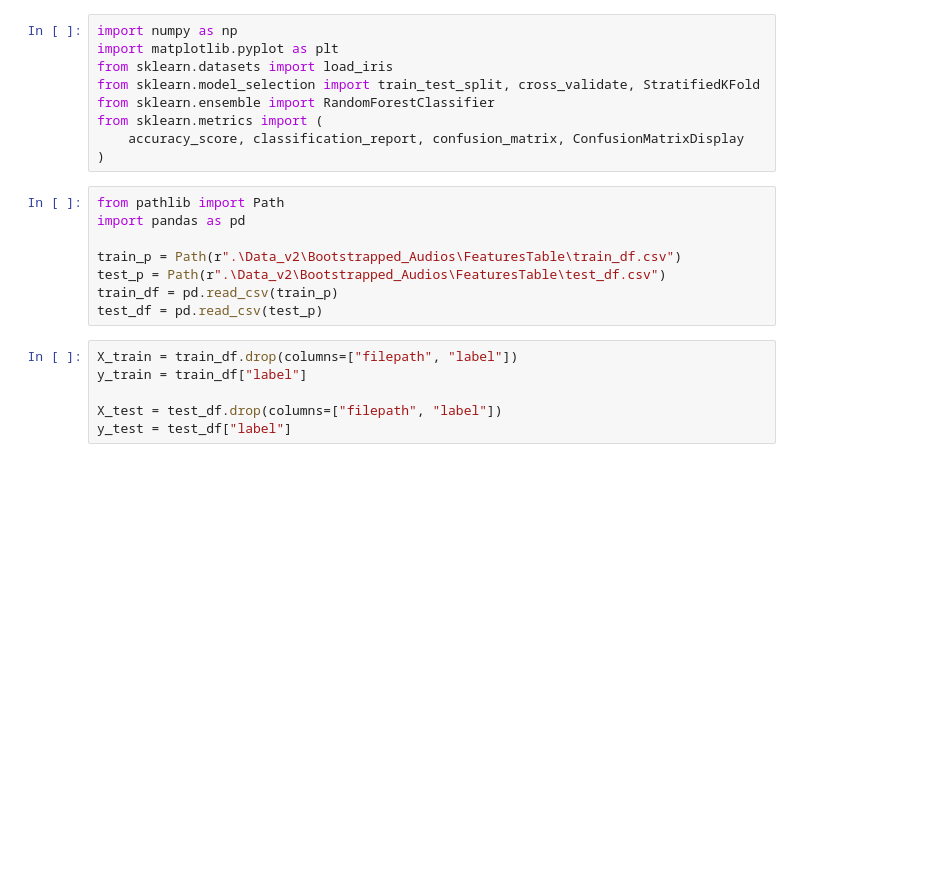
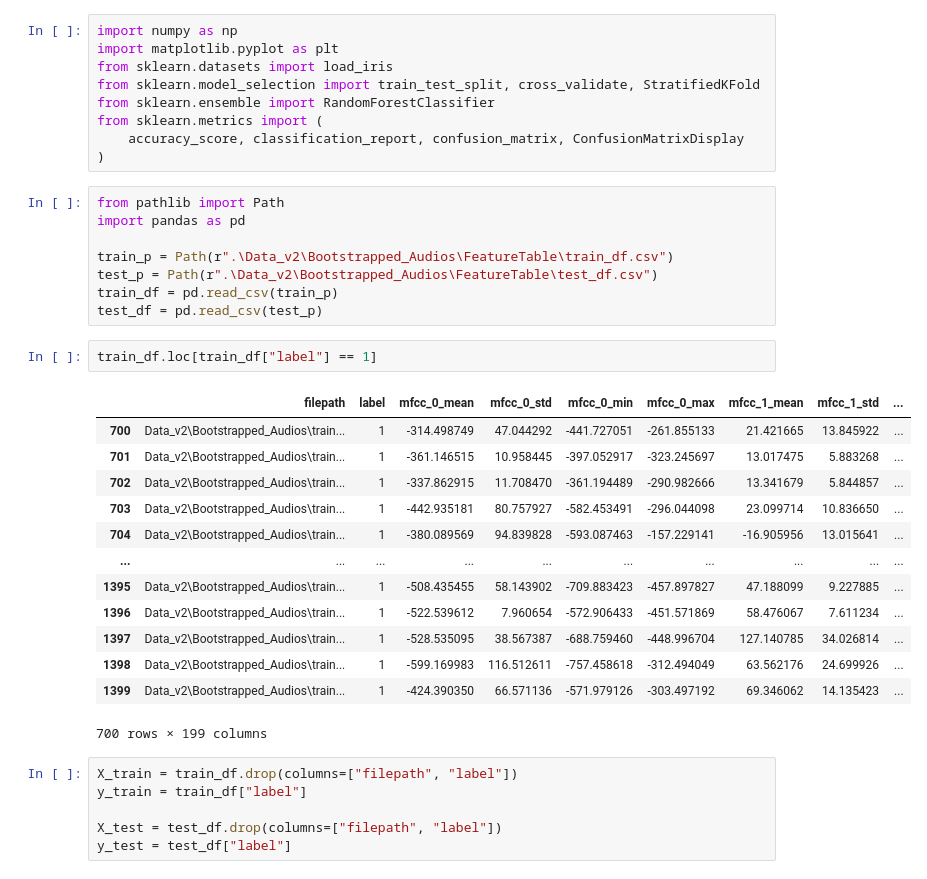
Before and after one commit to rda329/RFCUNY-Research, a Jupyter notebook: AudioClassification/random_forest.ipynb, the cells around one changed output. Cells and saved outputs as stored; diff of their text form; blank space fills up the shorter version.

```diff
--- a/AudioClassification/random_forest.ipynb
+++ b/AudioClassification/random_forest.ipynb
@@ -14,10 +14,26 @@ from sklearn.metrics import (
 from pathlib import Path
 import pandas as pd
 
-train_p = Path(r".\Data_v2\Bootstrapped_Audios\FeaturesTable\train_df.csv")
-test_p = Path(r".\Data_v2\Bootstrapped_Audios\FeaturesTable\test_df.csv")
+train_p = Path(r".\Data_v2\Bootstrapped_Audios\FeatureTable\train_df.csv")
+test_p = Path(r".\Data_v2\Bootstrapped_Audios\FeatureTable\test_df.csv")
 train_df = pd.read_csv(train_p)
 test_df = pd.read_csv(test_p)
+# %%
+train_df.loc[train_df["label"] == 1]
+# %% [output]
+|  | filepath | label | mfcc_0_mean | mfcc_0_std | mfcc_0_min | mfcc_0_max | mfcc_1_mean | mfcc_1_std | ... |
+| 700 | Data_v2\Bootstrapped_Audios\train... | 1 | -314.498749 | 47.044292 | -441.727051 | -261.855133 | 21.421665 | 13.845922 | ... |
+| 701 | Data_v2\Bootstrapped_Audios\train... | 1 | -361.146515 | 10.958445 | -397.052917 | -323.245697 | 13.017475 | 5.883268 | ... |
+| 702 | Data_v2\Bootstrapped_Audios\train... | 1 | -337.862915 | 11.708470 | -361.194489 | -290.982666 | 13.341679 | 5.844857 | ... |
+| 703 | Data_v2\Bootstrapped_Audios\train... | 1 | -442.935181 | 80.757927 | -582.453491 | -296.044098 | 23.099714 | 10.836650 | ... |
+| 704 | Data_v2\Bootstrapped_Audios\train... | 1 | -380.089569 | 94.839828 | -593.087463 | -157.229141 | -16.905956 | 13.015641 | ... |
+| ... | ... | ... | ... | ... | ... | ... | ... | ... | ... |
+| 1395 | Data_v2\Bootstrapped_Audios\train... | 1 | -508.435455 | 58.143902 | -709.883423 | -457.897827 | 47.188099 | 9.227885 | ... |
+| 1396 | Data_v2\Bootstrapped_Audios\train... | 1 | -522.539612 | 7.960654 | -572.906433 | -451.571869 | 58.476067 | 7.611234 | ... |
+| 1397 | Data_v2\Bootstrapped_Audios\train... | 1 | -528.535095 | 38.567387 | -688.759460 | -448.996704 | 127.140785 | 34.026814 | ... |
+| 1398 | Data_v2\Bootstrapped_Audios\train... | 1 | -599.169983 | 116.512611 | -757.458618 | -312.494049 | 63.562176 | 24.699926 | ... |
+| 1399 | Data_v2\Bootstrapped_Audios\train... | 1 | -424.390350 | 66.571136 | -571.979126 | -303.497192 | 69.346062 | 14.135423 | ... |
+700 rows × 199 columns
 # %%
 X_train = train_df.drop(columns=["filepath", "label"])
 y_train = train_df["label"]
```
Also changed, not shown: parts of 23 cells of this notebook, 7 other files.
